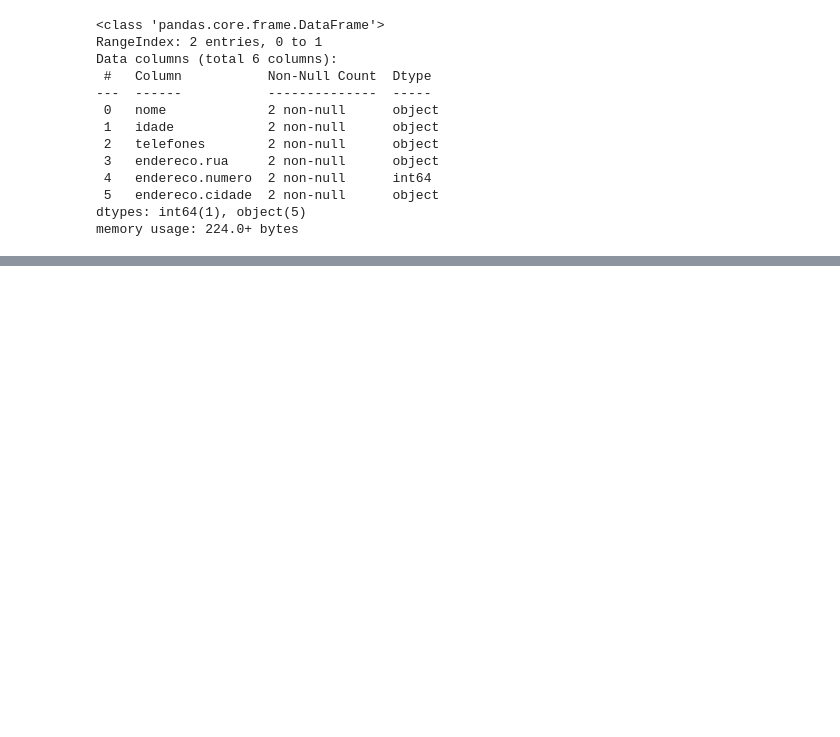
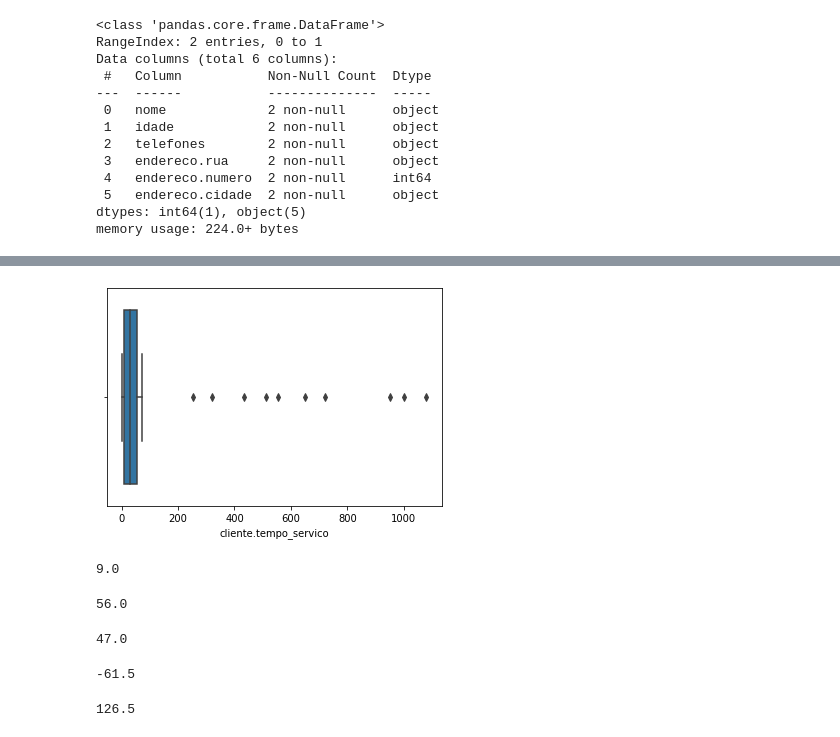
Before and after one commit to mvsampaio98/Data_Science, a Jupyter notebook: Estudo/Python_para_Data_Science/8_Pandas_Limpeza_Tramento.ipynb, the cells around one changed output, grey strips where cells are left out. Drawn from its saved outputs; the diff is of its cells as text; code cells hidden in the pictures; blank space fills up the shorter version.

Commit message:
Termino da Formação Python para Data Science

```diff
--- a/Estudo/Python_para_Data_Science/8_Pandas_Limpeza_Tramento.ipynb
+++ b/Estudo/Python_para_Data_Science/8_Pandas_Limpeza_Tramento.ipynb
@@ -264,0 +398,4 @@ json_sem_vazio = json_normalizado.query('`endereco.rua` != ""')
+# %%
+import numpy as np
+# ceil arredonda o valor para cima
+dados_sem_vazio['cliente.tempo_servico'].fillna(np.ceil(dados_sem_vazio['conta.cobranca.Total']/dados_sem_vazio['conta.cobranca.mensal']),inplace=True)
@@ -264,0 +443,3 @@ json_sem_vazio = json_normalizado.query('`endereco.rua` != ""')
+# %%
+colunas_drop = ['conta.contrato', 'conta.faturamente_eletronico', 'conta.metodo_pagamento']
+colunas_drop
@@ -264,0 +448,3 @@ json_sem_vazio = json_normalizado.query('`endereco.rua` != ""')
+# %%
+df_sem_nulos = dados_sem_vazio.dropna(subset=colunas_drop).copy()
+df_sem_nulos.head()
@@ -264,0 +461,2 @@ json_sem_vazio = json_normalizado.query('`endereco.rua` != ""')
+# %%
+df_sem_nulos.reset_index(drop=True,inplace=True)
@@ -264,0 +659,30 @@ json_sem_vazio = json_normalizado.query('`endereco.rua` != ""')
+# %%
+import seaborn as sns
+sns.boxplot(x=df_sem_nulos['cliente.tempo_servico']);
+# %% [output]
+[figure, added]
+# %%
+Q1 = df_sem_nulos['cliente.tempo_servico'].quantile(.25)
+Q1
+# %% [output]
+9.0
+# %%
+Q3 = df_sem_nulos['cliente.tempo_servico'].quantile(.75)
+Q3
+# %% [output]
+56.0
+# %%
+IQR = Q3 - Q1
+IQR
+# %% [output]
+47.0
+# %%
+lim_inferior = Q1 - 1.5*IQR
+lim_inferior
+# %% [output]
+-61.5
+# %%
+lim_superior = Q3 + 1.5*IQR
+lim_superior
+# %% [output]
+126.5
```
Also changed, not shown: parts of 92 cells of this notebook, 2 other files.
